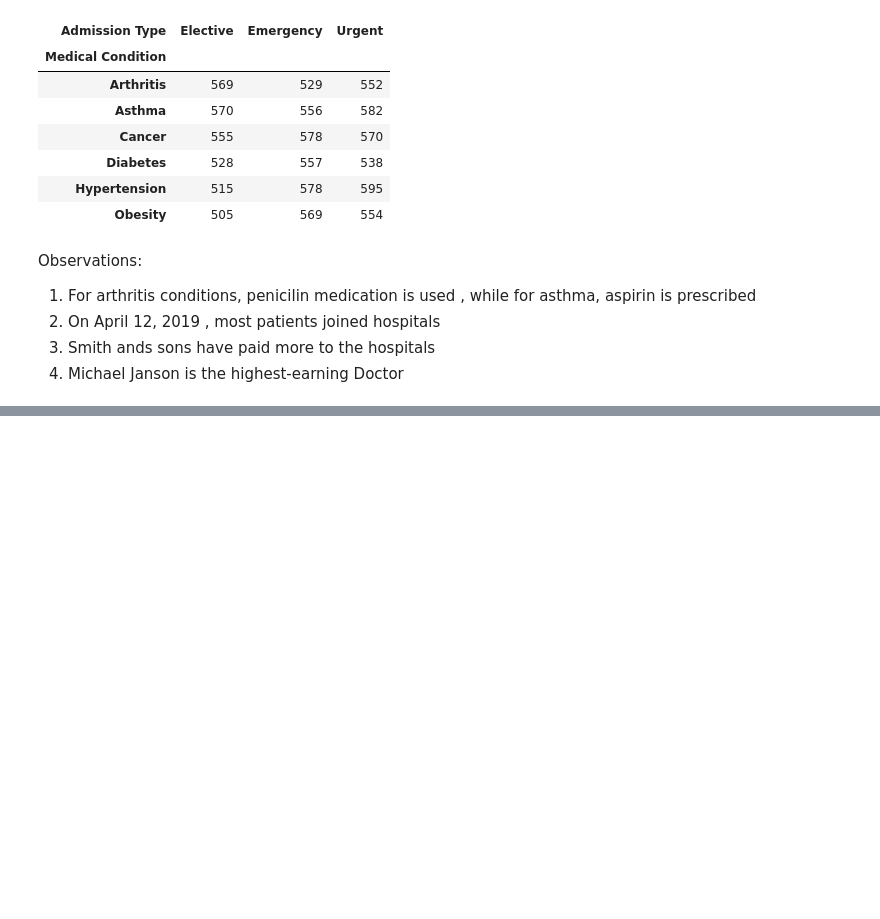
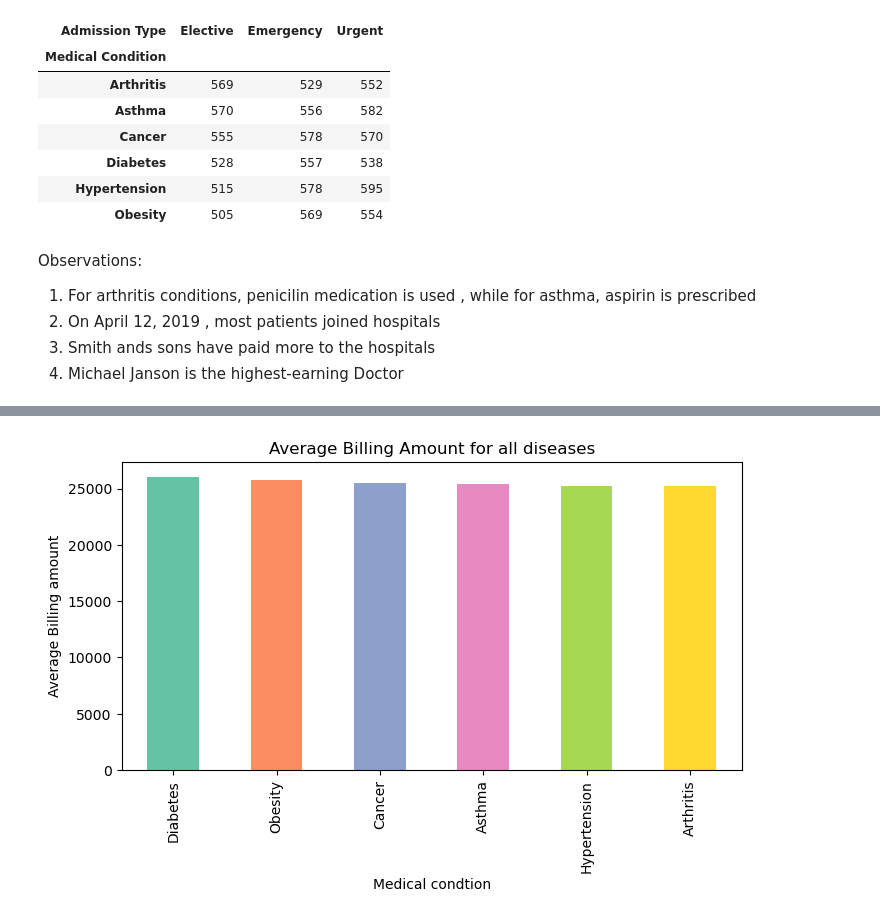
Before and after one commit to kiptochmike/Healthcare, a Jupyter notebook: healthcare.ipynb, the cells around one changed output, grey strips where cells are left out. Cells and saved outputs as stored; diff of their text form; code cells hidden in the pictures; blank space fills up the shorter version.

```diff
--- a/healthcare.ipynb
+++ b/healthcare.ipynb
@@ -234,0 +278,15 @@ Observations:
+# %%
+#find the average billing amount for each disease
+disease = data.groupby('Medical Condition')['Billing Amount'].mean().sort_values(ascending=False)
+
+colors=sns.color_palette('Set2')
+
+#plot the graph
+plt.figure(figsize=(8,4))
+disease.plot(kind='bar',color=colors)
+plt.xlabel('Medical condtion')
+plt.ylabel('Average Billing amount')
+plt.title('Average Billing Amount for all diseases')
+plt.show()
+# %% [output]
+[figure, added]
```
Also changed, not shown: parts of 5 cells of this notebook.
